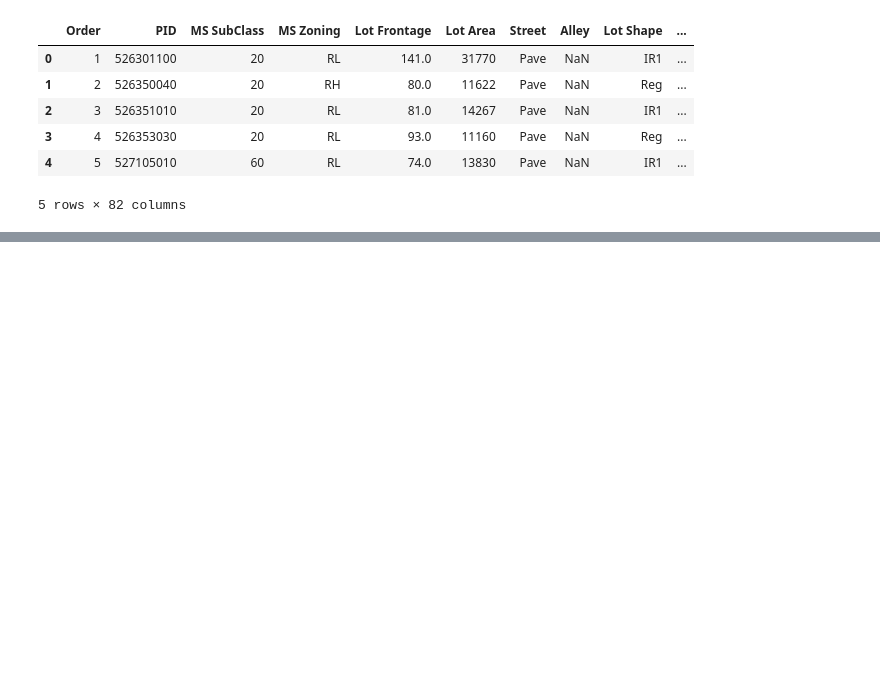
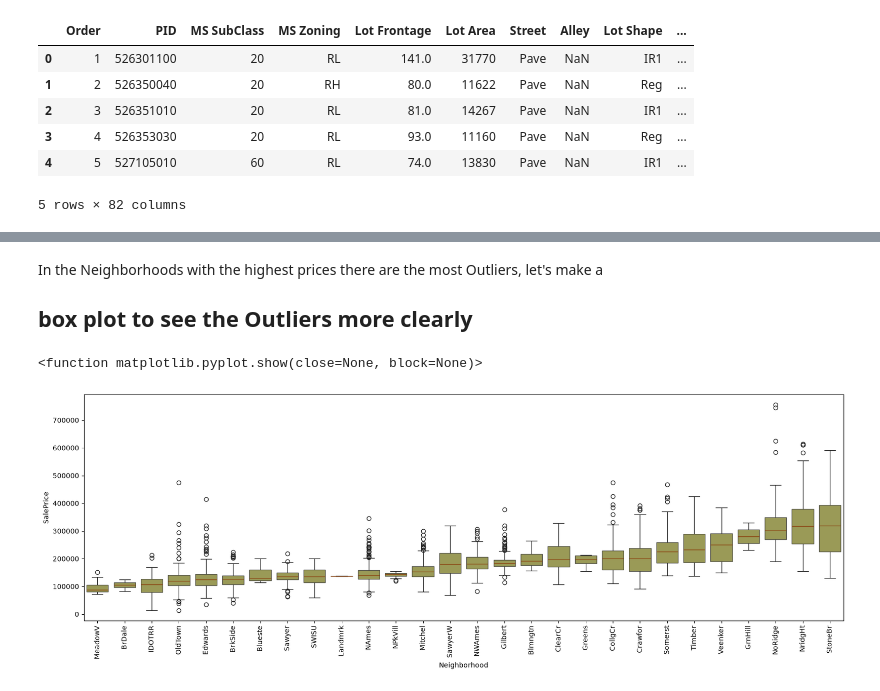
Before and after one commit to viragdiana/ML, a Jupyter notebook: lab-1-dia.ipynb, the cells around one changed output, grey strips where cells are left out. Cells and saved outputs as stored; diff of their text form; code cells hidden in the pictures; blank space fills up the shorter version.

```diff
--- a/lab-1-dia.ipynb
+++ b/lab-1-dia.ipynb
@@ -94,0 +133,11 @@ plt.show()
+# %% [markdown]
+In the Neighborhoods with the highest prices there are the most Outliers, let's make a
+## box plot to see the Outliers more clearly
+# %%
+plt.figure(figsize = (20,6))
+sns.boxplot(x = 'Neighborhood', y = 'SalePrice',data = data, order= order3, color = 'olive', boxprops = {'alpha': 0.7}, medianprops = {'color': 'saddlebrown'})
+plt.xticks(rotation = 90)
+plt.show
+# %% [output]
+<function matplotlib.pyplot.show(close=None, block=None)>
+[figure, added]
```
Also changed, not shown: parts of 20 cells of this notebook.
